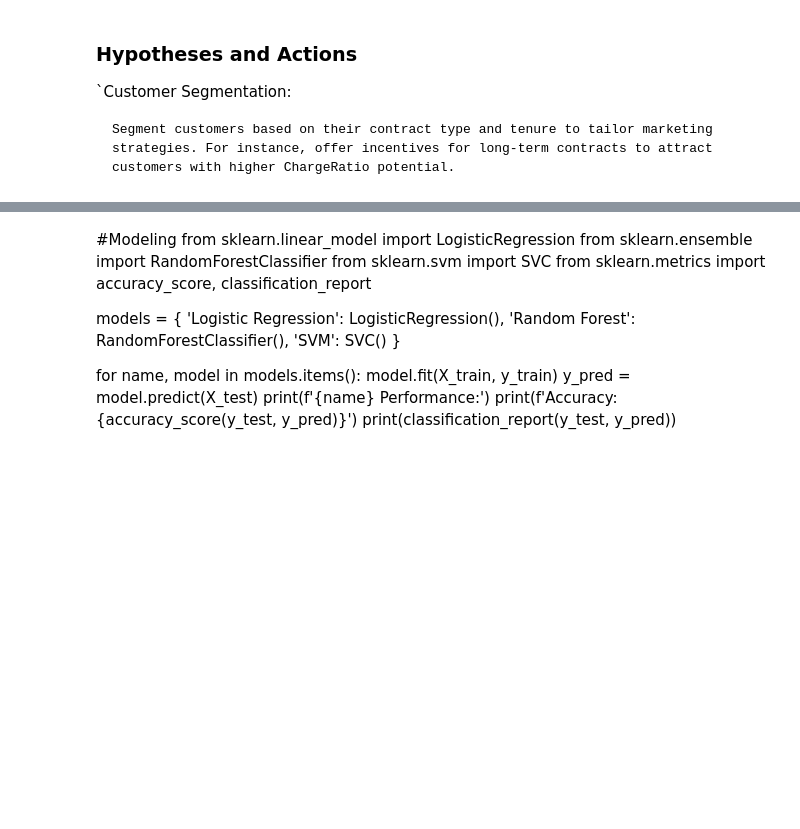
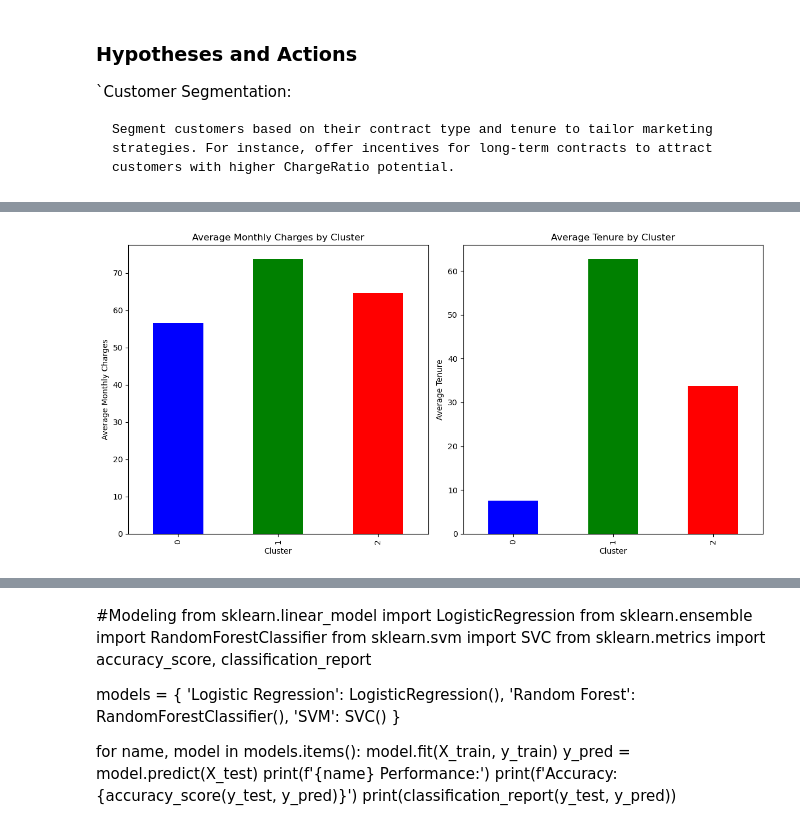
Before and after one commit to Majeedraheem/Telco-Customer-Churn, a Jupyter notebook: churn.ipynb, the cells around one changed output, grey strips where cells are left out. Drawn from its saved outputs; the diff is of its cells as text; code cells hidden in the pictures; blank space fills up the shorter version.

```diff
--- a/churn.ipynb
+++ b/churn.ipynb
@@ -419,0 +524,2 @@ print(df.groupby('Cluster')['ChargeRatio'].mean())
+# %%
+df_churn['Churn'] = df_churn['Churn'].map(mapping)
@@ -419,0 +583,7 @@ print(df.groupby('Cluster')['ChargeRatio'].mean())
+# %%
+df_encoded = pd.get_dummies(df_churn, columns=[
+    'gender', 'Partner', 'Dependents', 'PhoneService', 'MultipleLines',
+    'InternetService', 'OnlineSecurity', 'OnlineBackup', 'DeviceProtection',
+    'TechSupport', 'StreamingTV', 'StreamingMovies', 'Contract',
+    'PaperlessBilling', 'PaymentMethod'
+])
@@ -419,0 +600,4 @@ print(df.groupby('Cluster')['ChargeRatio'].mean())
+# %%
+df_encoded = df_encoded.drop('customerID', axis=1)
+# %%
+df_encoded = df_encoded.astype(int)
@@ -419,0 +635,23 @@ print(df.groupby('Cluster')['ChargeRatio'].mean())
+# %%
+
+# Plot results for visualization
+plt.figure(figsize=(12, 6))
+
+# Plot MonthlyCharges by Cluster
+plt.subplot(1, 2, 1)
+df_encoded.groupby('Cluster')['MonthlyCharges'].mean().plot(kind='bar', color=['blue', 'green', 'red'])
+plt.xlabel('Cluster')
+plt.ylabel('Average Monthly Charges')
+plt.title('Average Monthly Charges by Cluster')
+
+# Plot Tenure by Cluster
+plt.subplot(1, 2, 2)
+df_encoded.groupby('Cluster')['tenure'].mean().plot(kind='bar', color=['blue', 'green', 'red'])
+plt.xlabel('Cluster')
+plt.ylabel('Average Tenure')
+plt.title('Average Tenure by Cluster')
+
+plt.tight_layout()
+plt.show()
+# %% [output]
+[figure, added]
```
Also changed, not shown: parts of 46 cells of this notebook, 4 other files.
